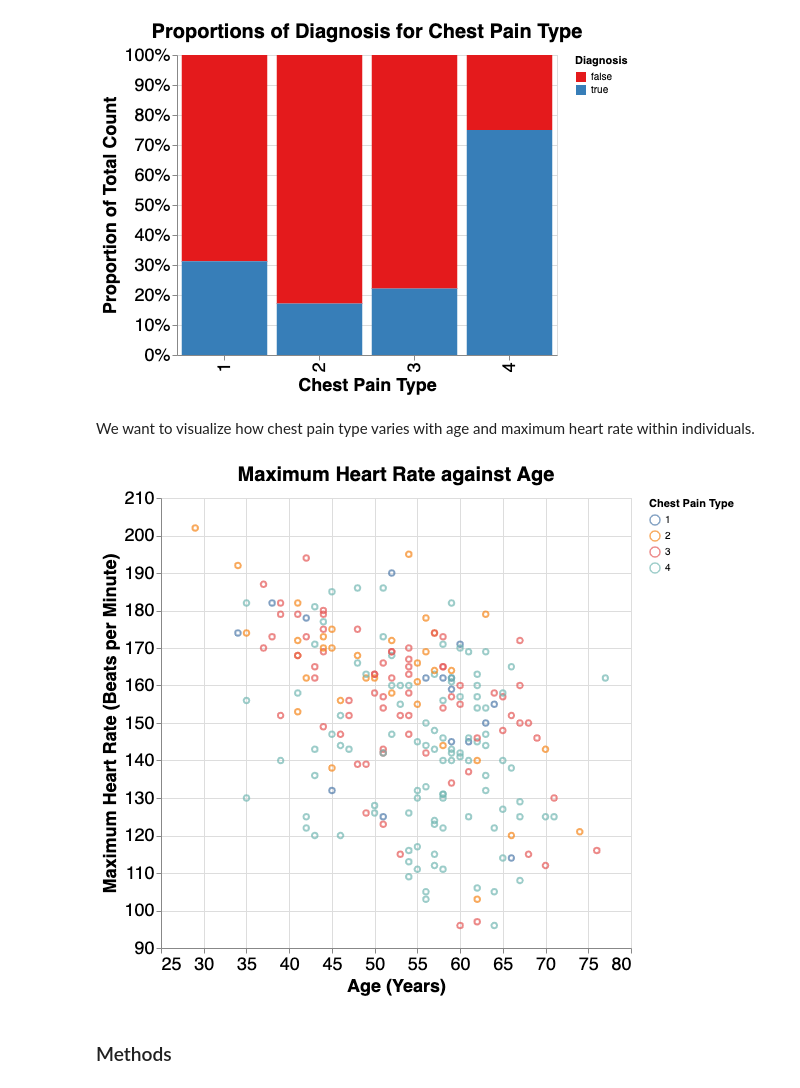
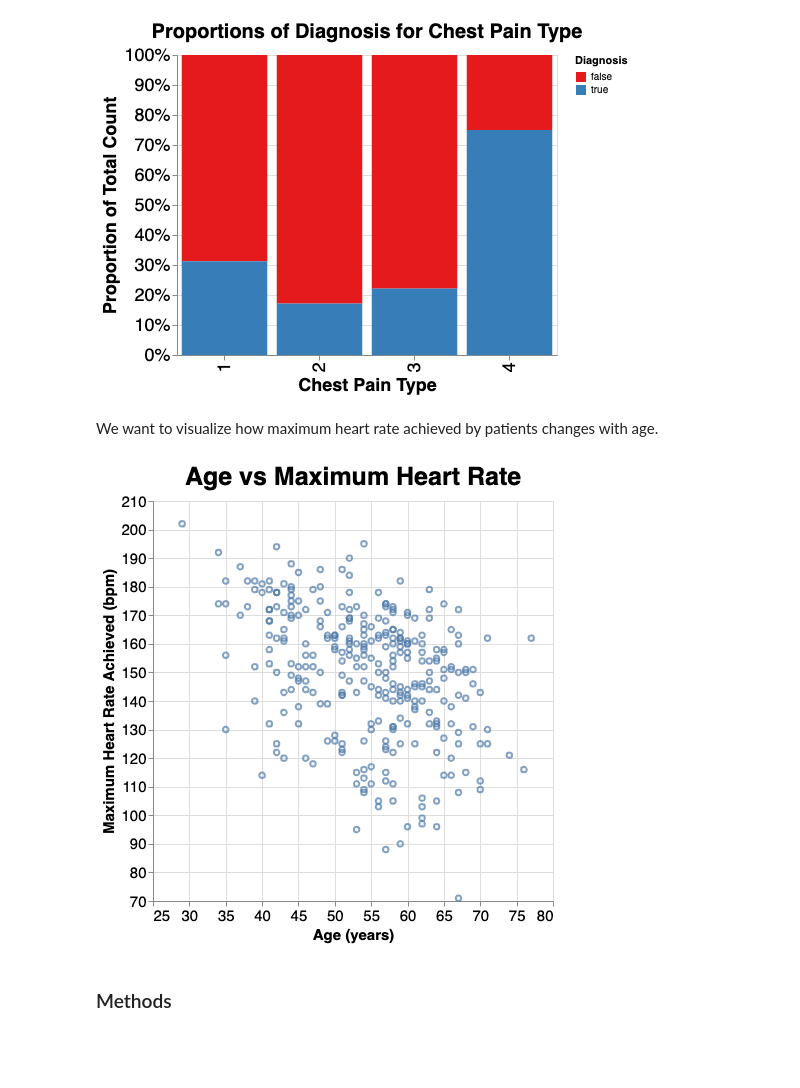
Before and after one commit to ddsanto/insert-group-name, a Jupyter notebook: Project proposal.ipynb, the cells around one changed output. Saved outputs shown, nothing was run; the diff lists cells and outputs as text; code cells hidden in the pictures; blank space fills up the shorter version.

```diff
--- a/Project proposal.ipynb
+++ b/Project proposal.ipynb
@@ -79,0 +77,4 @@ heart_disease_final
+# %%
+# Filtering to include only the columns we will be using in our analysis
+heart_disease_final = heart_disease.loc[:, ["Age","Chest_Pain_Type","Fasting_Blood_Sugar", "Serum_Cholesterol", "Max_Heart_Rate","Diagnosis"]]
+heart_disease_final
@@ -85,9 +100,6 @@ heart_disease_final.dropna() # Removing Na's
 
 # Age is measured in years therefore will be an integer
 heart_disease_final.Age = heart_disease.Age.astype('int64')
-
-# Since sex is one of male or female, we convert the data type to bool
-heart_disease_final.Sex = heart_disease.Sex.astype(bool)
 
 # A patient either has heart disease or not, hence diagnosis will also be of bool type
 heart_disease_final.Diagnosis = heart_disease.Diagnosis.astype(bool)
@@ -256,21 +279,26 @@ diagnosis_dist_plot
 # %% [output]
 [figure]
 # %% [markdown]
-We want to visualize how chest pain type varies with age and maximum heart rate within individuals.
+We want to visualize how maximum heart rate achieved by patients changes with age.
 # %%
-heart_scatter_plot = (
-    alt.Chart(heart_train, title= "Maximum Heart Rate against Age")
+age_vs_thalach = (
+    alt.Chart(heart_disease_final, title="Age vs Maximum Heart Rate")
     .mark_point()
     .encode(
-        x=alt.X("Age",title= "Age (Years)",scale=alt.Scale(zero=False)),
-                y=alt.Y("Max_Heart_Rate", title= "Maximum Heart Rate (Beats per Minute)", scale=alt.Scale(zero=False)),
-               color=alt.Color("Chest_Pain_Type:N", title="Chest Pain Type"))
-        .properties(width=470, height=450)
-        .configure_axis(labelFontSize=18, titleFontSize=18)
-        .configure_title(fontSize=20))
-heart_scatter_plot
+        x=alt.X("Age", title="Age (years)",scale=alt.Scale(zero=False)),
+        y=alt.Y(
+            "Max_Heart_Rate:Q",
+            title="Maximum Heart Rate Achieved (bpm)",
+            scale=alt.Scale(zero=False),
+        ),
+    )
+    .configure_axis(labelFontSize=15, titleFontSize=15)
+    .configure_title(fontSize=25)
+    .properties(width=400, height=400)
+)
+age_vs_thalach
 # %% [output]
-[figure, old version]
+[figure, new version]
 # %% [markdown]
 ### Methods
 # %% [markdown]
```
Also changed, not shown: parts of 13 cells of this notebook.
